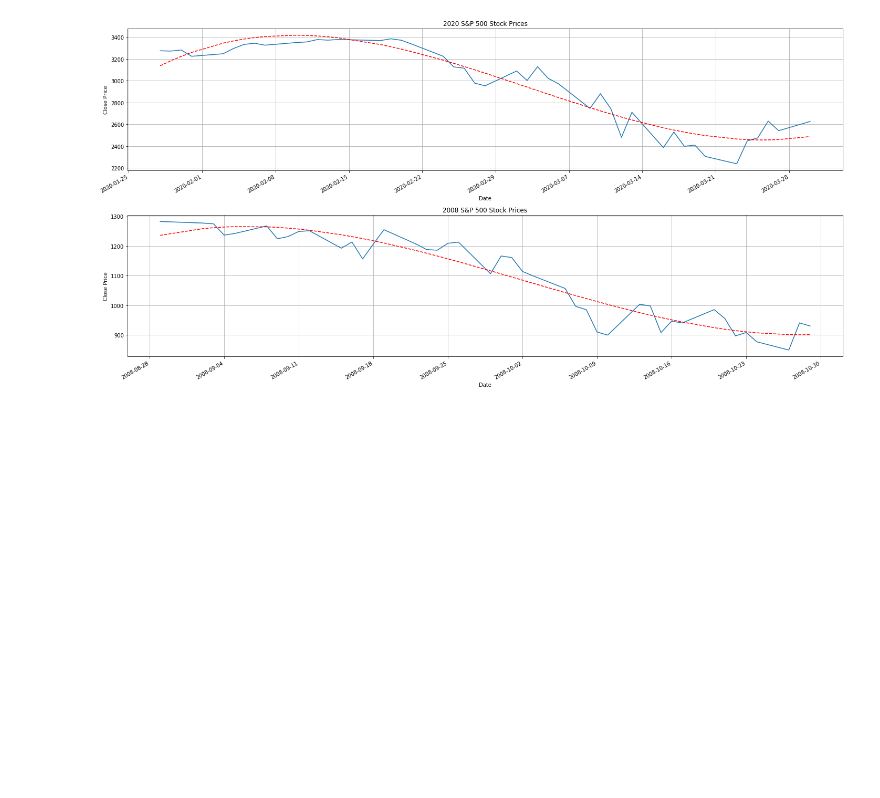
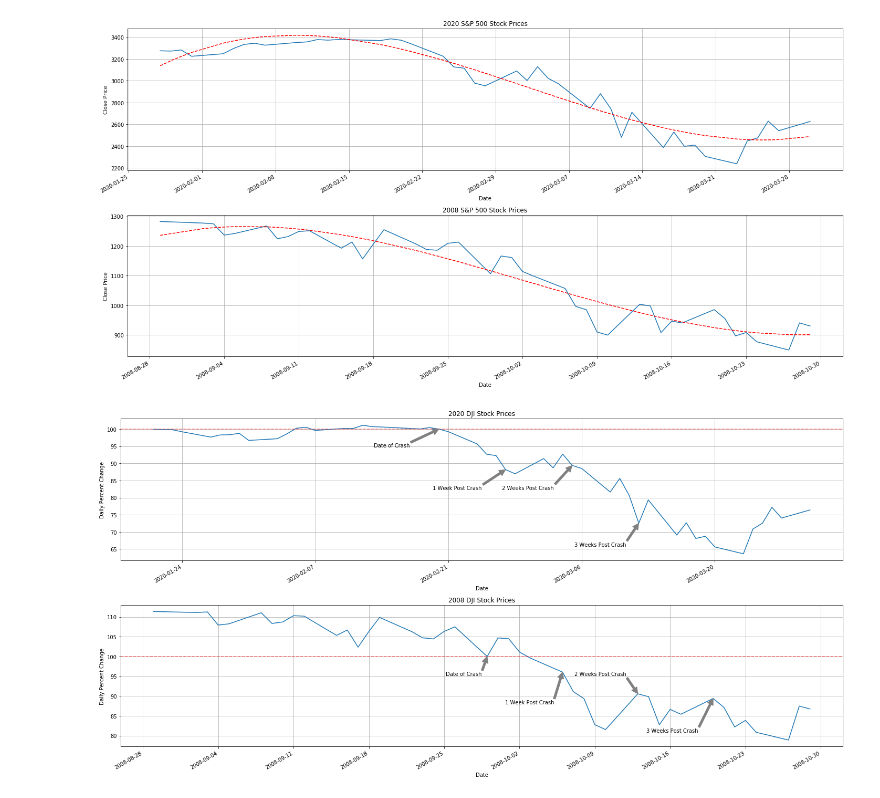
Before and after one commit to Sal-r/Corona-Virus-Vs-Stock-Market, a Jupyter notebook: DEV/JakeH/data_visualizationJacobH_2020vs2008.ipynb, the cells around one changed output. Drawn from its saved outputs; the diff is of its cells as text; code cells hidden in the pictures; blank space fills up the shorter version.

```diff
--- a/DEV/JakeH/data_visualizationJacobH_2020vs2008.ipynb
+++ b/DEV/JakeH/data_visualizationJacobH_2020vs2008.ipynb
@@ -101,0 +244,4 @@ INX_chart = plot_data(inx_df, inx_08_df, '2020 S&P 500 Stock Prices', '2008 S&P
+# %%
+DJI_pct_chart = plot_pct_data(dji_df, dji_08_df, '2020 DJI Stock Prices', '2008 DJI Stock Prices', 'DJI_20vs08_pct.svg')
+# %% [output]
+[figure, added]
```
Also changed, not shown: parts of 11 cells of this notebook, 7 other files.
